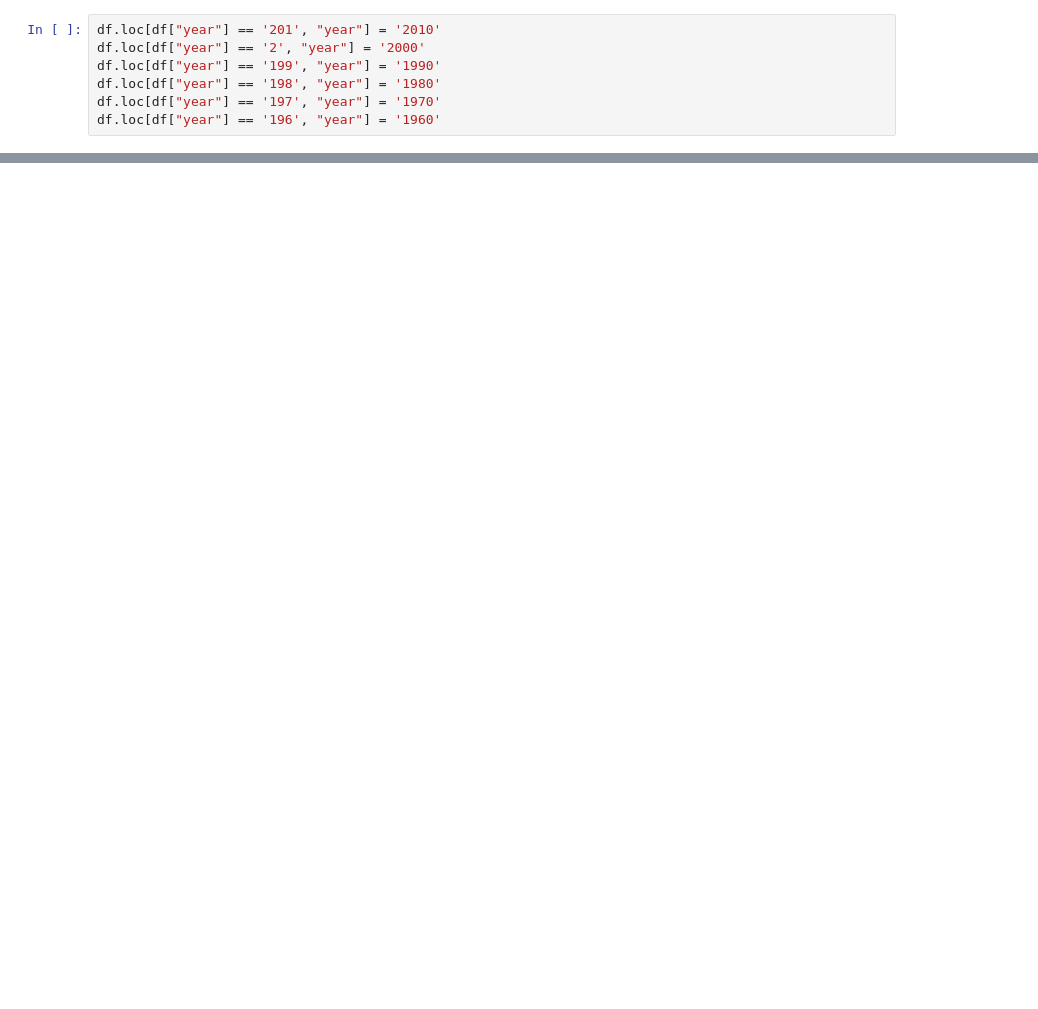
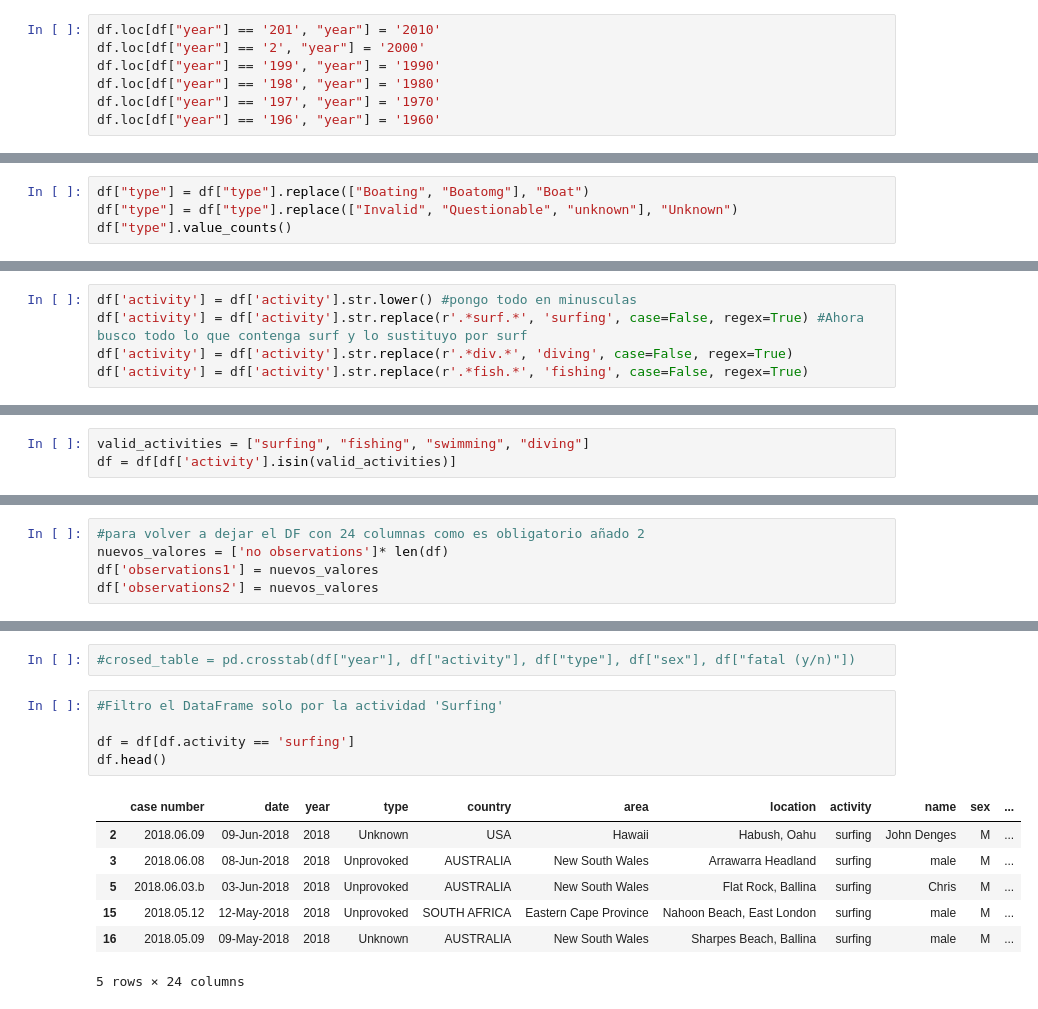
Before and after one commit to abelnperez/-Pandas_Sharks-Abel-Nunez-Perez-, a Jupyter notebook: data/sharks_clean.ipynb, the cells around one changed output, grey strips where cells are left out. Cells and saved outputs as stored; diff of their text form; blank space fills up the shorter version.

```diff
--- a/Sharks.ipynb
+++ b/data/sharks_clean.ipynb
@@ -1083,0 +838,4 @@ KeyError: '[6177, 6178, 6179, 6180, 6181, 6182, 6183, 6184, 6185, 6186, 6187, 61
+# %%
+df["type"] = df["type"].replace(["Boating", "Boatomg"], "Boat")
+df["type"] = df["type"].replace(["Invalid", "Questionable", "unknown"], "Unknown")
+df["type"].value_counts()
@@ -1083,0 +866,5 @@ KeyError: '[6177, 6178, 6179, 6180, 6181, 6182, 6183, 6184, 6185, 6186, 6187, 61
+# %%
+df['activity'] = df['activity'].str.lower() #pongo todo en minusculas
+df['activity'] = df['activity'].str.replace(r'.*surf.*', 'surfing', case=False, regex=True) #Ahora busco todo lo que contenga surf y lo sustituyo por surf
+df['activity'] = df['activity'].str.replace(r'.*div.*', 'diving', case=False, regex=True)
+df['activity'] = df['activity'].str.replace(r'.*fish.*', 'fishing', case=False, regex=True)
@@ -1083,0 +887,3 @@ KeyError: '[6177, 6178, 6179, 6180, 6181, 6182, 6183, 6184, 6185, 6186, 6187, 61
+# %%
+valid_activities = ["surfing", "fishing", "swimming", "diving"]
+df = df[df['activity'].isin(valid_activities)]
@@ -1083,0 +903,5 @@ KeyError: '[6177, 6178, 6179, 6180, 6181, 6182, 6183, 6184, 6185, 6186, 6187, 61
+# %%
+#para volver a dejar el DF con 24 columnas como es obligatorio añado 2
+nuevos_valores = ['no observations']* len(df)
+df['observations1'] = nuevos_valores
+df['observations2'] = nuevos_valores
@@ -1083,0 +917,15 @@ KeyError: '[6177, 6178, 6179, 6180, 6181, 6182, 6183, 6184, 6185, 6186, 6187, 61
+# %%
+#crosed_table = pd.crosstab(df["year"], df["activity"], df["type"], df["sex"], df["fatal (y/n)"])
+# %%
+#Filtro el DataFrame solo por la actividad 'Surfing'
+
+df = df[df.activity == 'surfing']
+df.head()
+# %% [output]
+|  | case number | date | year | type | country | area | location | activity | name | sex | ... |
+| 2 | 2018.06.09 | 09-Jun-2018 | 2018 | Unknown | USA | Hawaii | Habush, Oahu | surfing | John Denges | M | ... |
+| 3 | 2018.06.08 | 08-Jun-2018 | 2018 | Unprovoked | AUSTRALIA | New South Wales | Arrawarra Headland | surfing | male | M | ... |
+| 5 | 2018.06.03.b | 03-Jun-2018 | 2018 | Unprovoked | AUSTRALIA | New South Wales | Flat Rock, Ballina | surfing | Chris | M | ... |
+| 15 | 2018.05.12 | 12-May-2018 | 2018 | Unprovoked | SOUTH AFRICA | Eastern Cape Province | Nahoon Beach, East London | surfing | male | M | ... |
+| 16 | 2018.05.09 | 09-May-2018 | 2018 | Unknown | AUSTRALIA | New South Wales | Sharpes Beach, Ballina | surfing | male | M | ... |
+5 rows × 24 columns
```
Also changed, not shown: parts of 61 cells of this notebook, 6 other files.
